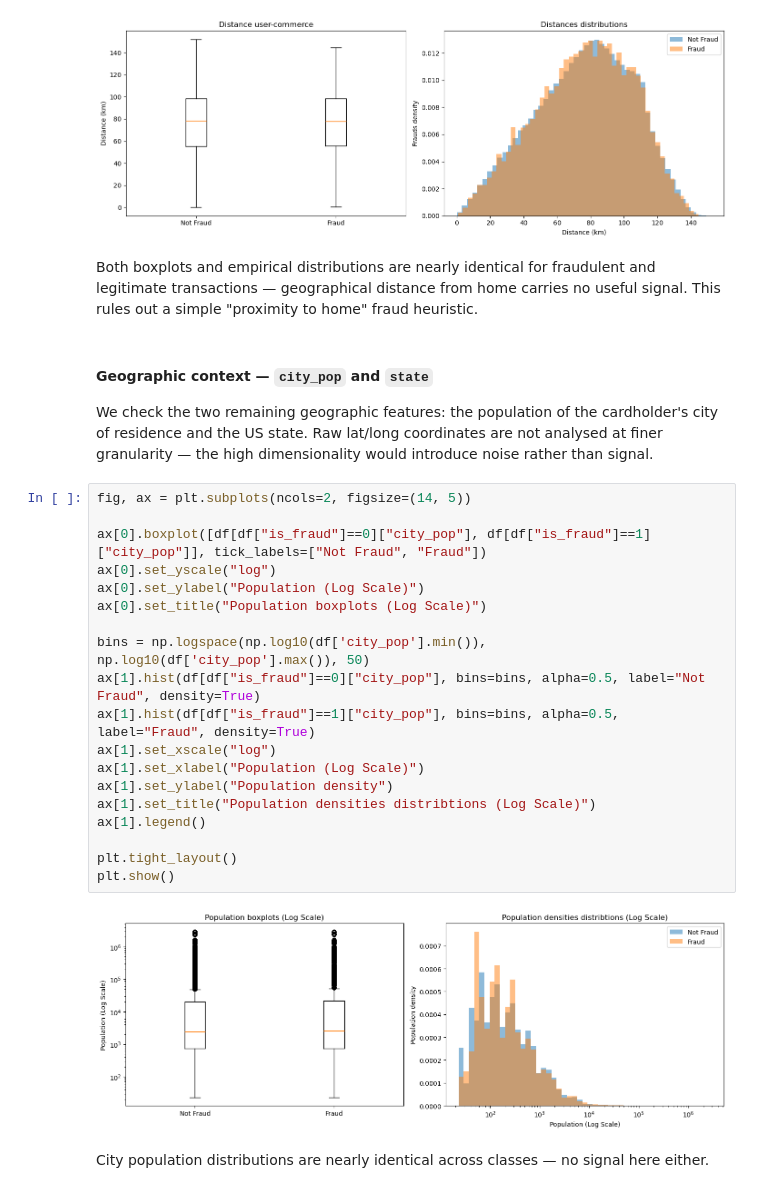
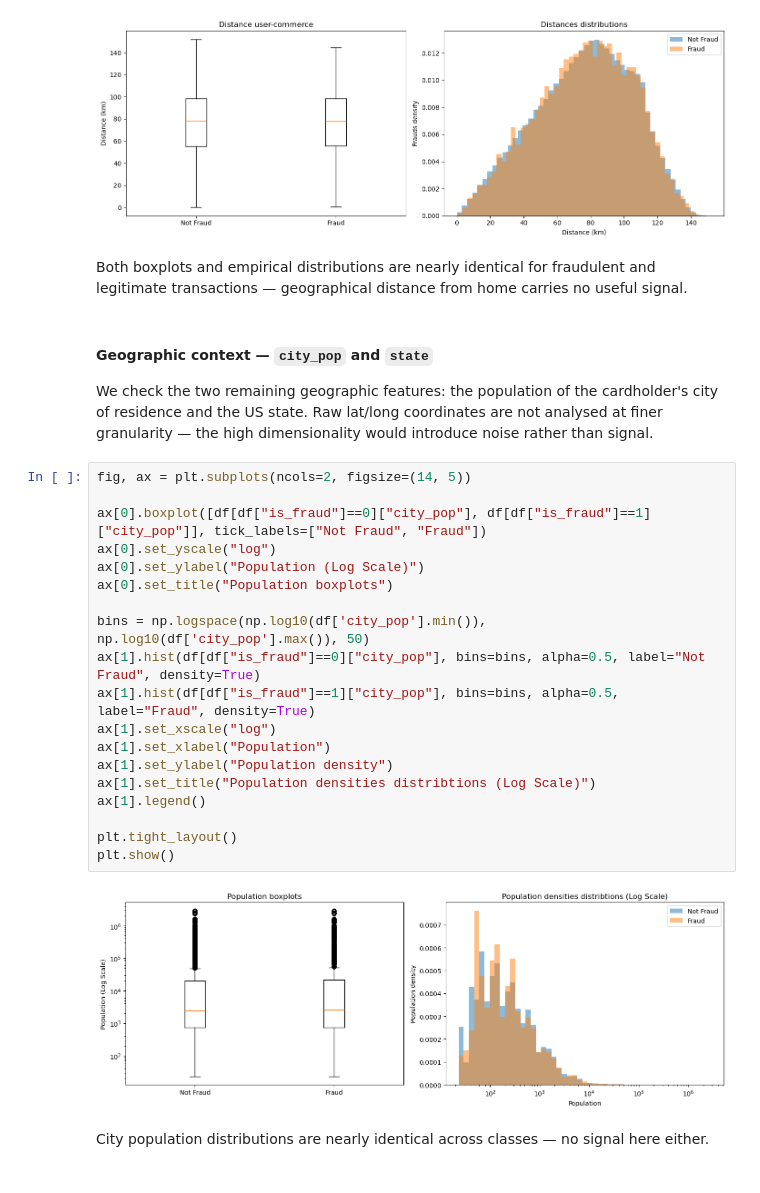
Before and after one commit to giorgiozoccatelli/Fraud-Detection, a Jupyter notebook: creditfraud.ipynb, the cells around one changed output. Drawn from its saved outputs; the diff is of its cells as text.

```diff
--- a/creditfraud.ipynb
+++ b/creditfraud.ipynb
@@ -392,7 +392,7 @@ plt.show()
 # %% [output]
 [figure]
 # %% [markdown]
-Both boxplots and empirical distributions are nearly identical for fraudulent and legitimate transactions — geographical distance from home carries no useful signal. This rules out a simple "proximity to home" fraud heuristic.
+Both boxplots and empirical distributions are nearly identical for fraudulent and legitimate transactions — geographical distance from home carries no useful signal.
 # %% [markdown]
 #### Geographic context — `city_pop` and `state`
 
@@ -400,24 +400,24 @@ We check the two remaining geographic features: the population of the cardholder
 # %%
 fig, ax = plt.subplots(ncols=2, figsize=(14, 5))
 
 ax[0].boxplot([df[df["is_fraud"]==0]["city_pop"], df[df["is_fraud"]==1]["city_pop"]], tick_labels=["Not Fraud", "Fraud"])
 ax[0].set_yscale("log")
 ax[0].set_ylabel("Population (Log Scale)")
-ax[0].set_title("Population boxplots (Log Scale)")
+ax[0].set_title("Population boxplots")
 
 bins = np.logspace(np.log10(df['city_pop'].min()), np.log10(df['city_pop'].max()), 50)
 ax[1].hist(df[df["is_fraud"]==0]["city_pop"], bins=bins, alpha=0.5, label="Not Fraud", density=True)
 ax[1].hist(df[df["is_fraud"]==1]["city_pop"], bins=bins, alpha=0.5, label="Fraud", density=True)
 ax[1].set_xscale("log")
-ax[1].set_xlabel("Population (Log Scale)")
+ax[1].set_xlabel("Population")
 ax[1].set_ylabel("Population density")
 ax[1].set_title("Population densities distribtions (Log Scale)")
 ax[1].legend()
 
 plt.tight_layout()
 plt.show()
 # %% [output]
-[figure, old version]
+[figure, new version]
 # %% [markdown]
 City population distributions are nearly identical across classes — no signal here either.
 # %%
```
Also changed, not shown: parts of 4 cells of this notebook.
